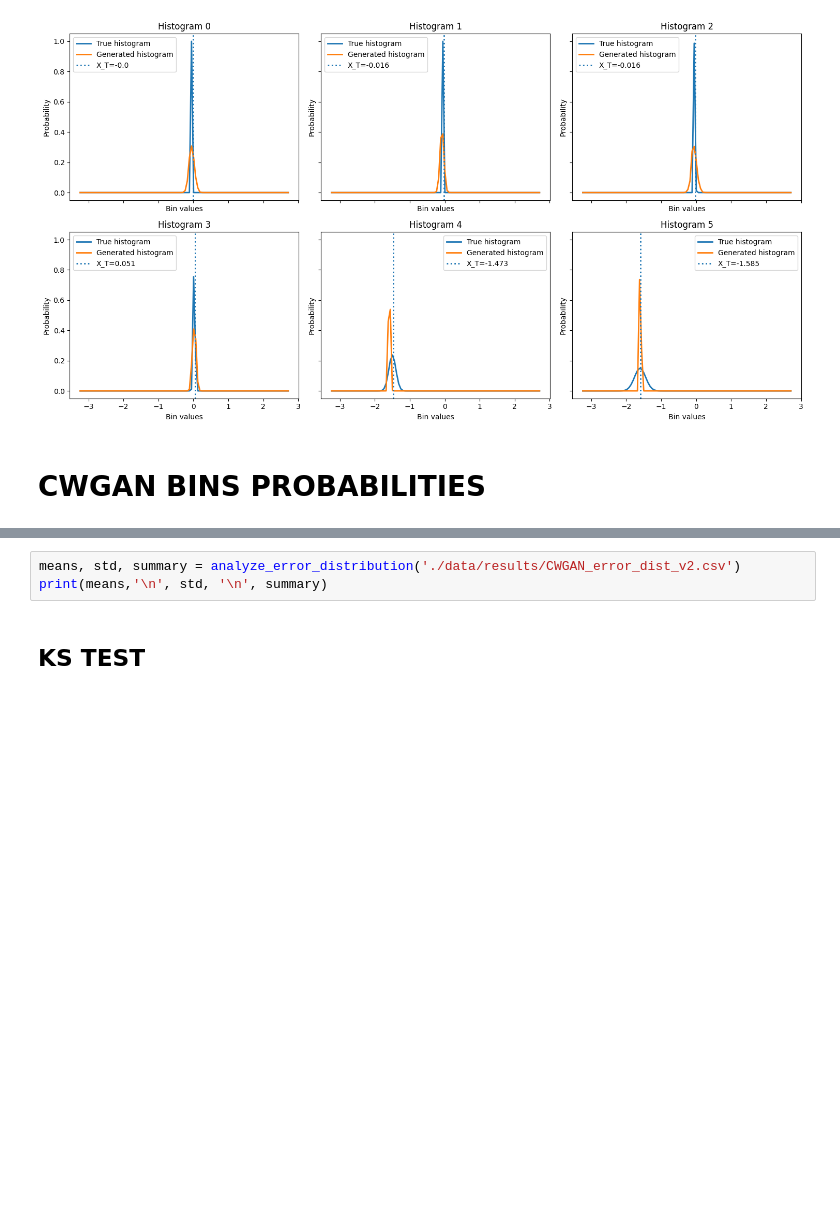
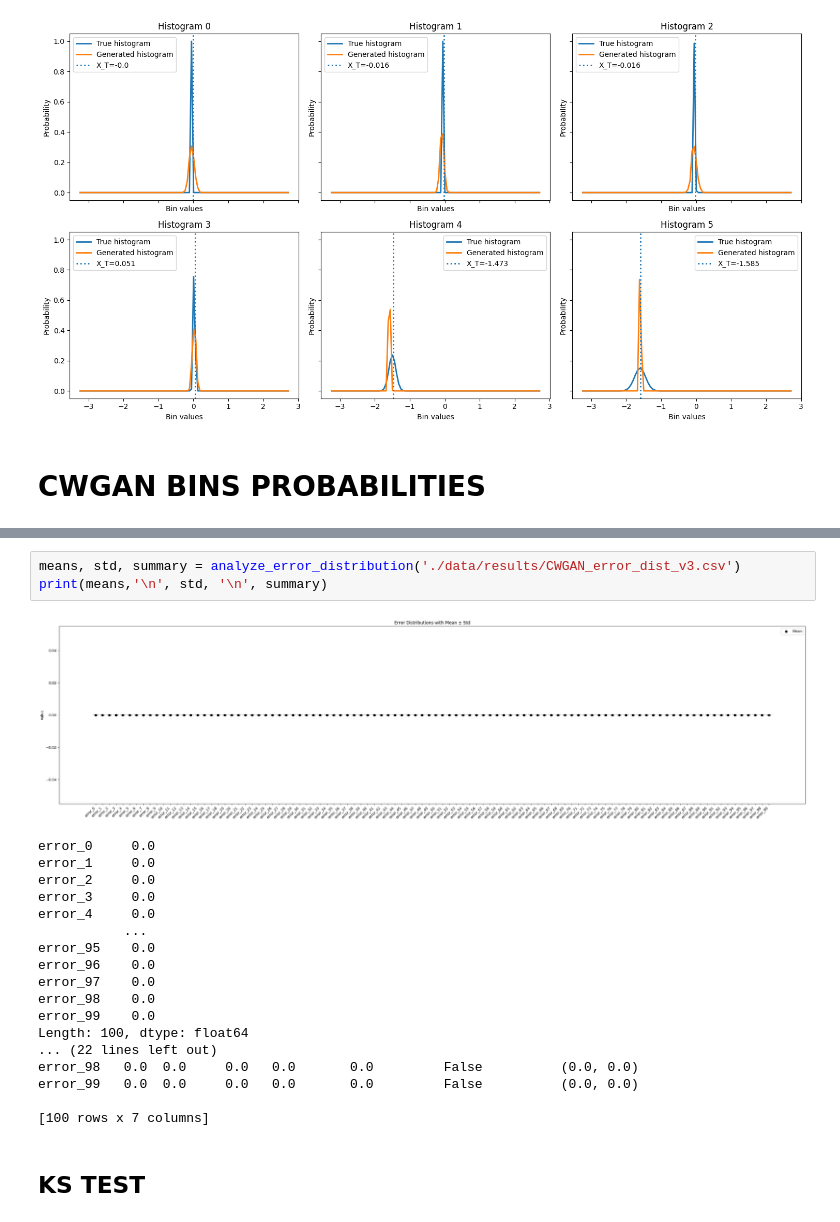
Before and after one commit to matteorofrano/CGAN-for-probability-distribution-generation, a Jupyter notebook: tests.ipynb, the cells around one changed output, grey strips where cells are left out. Cells and saved outputs as stored; diff of their text form; blank space fills up the shorter version.

```diff
--- a/tests.ipynb
+++ b/tests.ipynb
@@ -291,6 +326,25 @@ plot_learning_curve('wcgan_generated_vs_true.csv')
 # %%
-means, std, summary = analyze_error_distribution('./data/results/CWGAN_error_dist_v2.csv')
+means, std, summary = analyze_error_distribution('./data/results/CWGAN_error_dist_v3.csv')
 print(means,'\n', std, '\n', summary)
+# %% [output]
+[figure, added]
+error_0     0.0
+error_1     0.0
+error_2     0.0
+error_3     0.0
+error_4     0.0
+           ...
+error_95    0.0
+error_96    0.0
+error_97    0.0
+error_98    0.0
+error_99    0.0
+Length: 100, dtype: float64
+... (22 lines left out)
+error_98   0.0  0.0     0.0   0.0       0.0         False          (0.0, 0.0)
+error_99   0.0  0.0     0.0   0.0       0.0         False          (0.0, 0.0)
+
+[100 rows x 7 columns]
 # %% [markdown]
 ## KS TEST
 # %%
```
Also changed, not shown: parts of 8 cells of this notebook, 26 other files.
